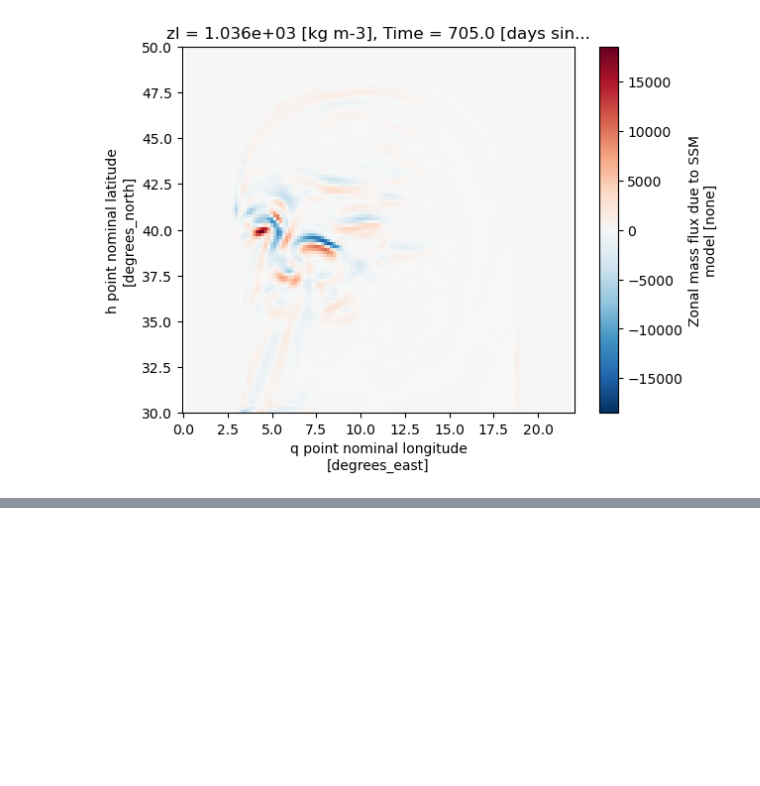
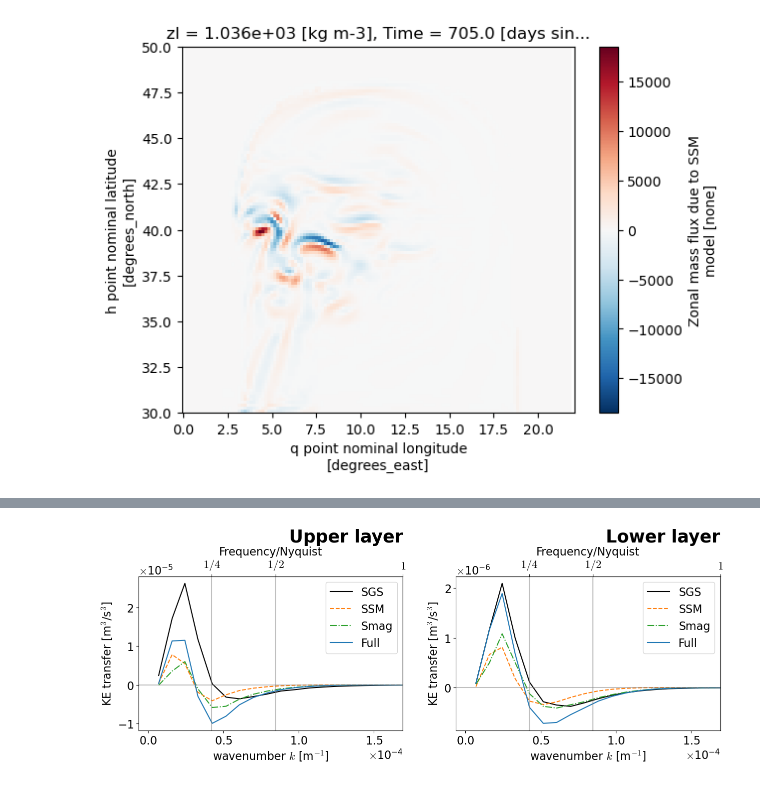
Before and after one commit to Pperezhogin/CTR-notebooks, a Jupyter notebook: SSM-thickness.ipynb, the cells around one changed output, grey strips where cells are left out. Cells and saved outputs as stored; diff of their text form; code cells hidden in the pictures; blank space fills up the shorter version.

```diff
--- a/SSM-thickness.ipynb
+++ b/SSM-thickness.ipynb
@@ -180,0 +252,4 @@ cont_fun.uhSSM.isel(zl=1,Time=-1).plot()
+# %%
+ds.plot_transfer('boundary10-zelong-True-ssm-False-reynolds-True-reduce-1-R6', target='R64_R6_FGR-sqrt6', callback=False)
+# %% [output]
+[figure, added]
```
Also changed, not shown: parts of 20 cells of this notebook, 4 other files.
